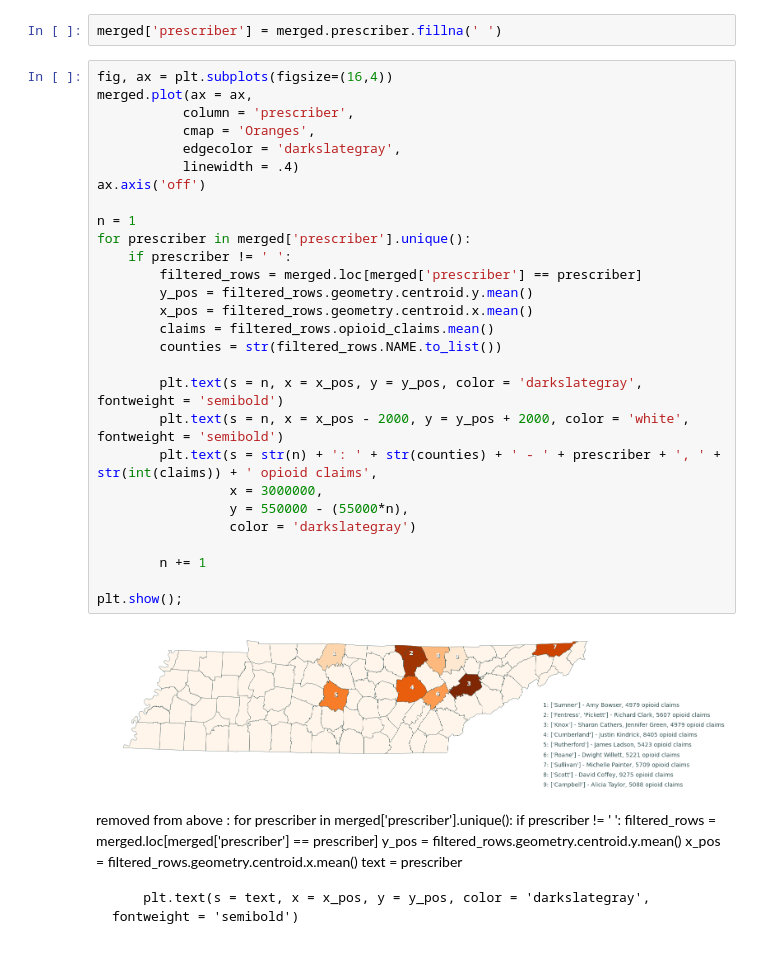
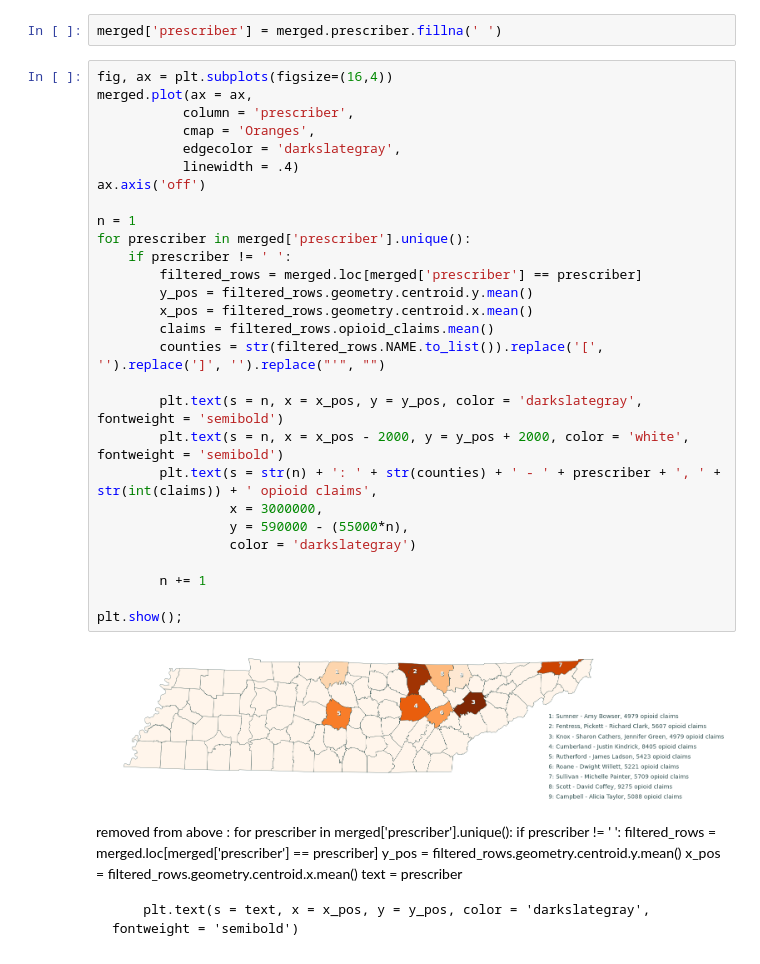
Before and after one commit to NSS-Full-Time-Data-Analytics-17/prescription-revisted-atlantis, a Jupyter notebook: rme work/geospatial_notebook_RME.ipynb, the cells around one changed output. Saved outputs shown, nothing was run; the diff lists cells and outputs as text.

Commit message:
fixed map legend

```diff
--- a/rme work/geospatial_notebook_RME.ipynb
+++ b/rme work/geospatial_notebook_RME.ipynb
@@ -65,33 +65,33 @@ merged['prescriber'] = merged.prescriber.fillna(' ')
 # %%
 fig, ax = plt.subplots(figsize=(16,4))
 merged.plot(ax = ax,
            column = 'prescriber',
            cmap = 'Oranges',
            edgecolor = 'darkslategray',
            linewidth = .4)
 ax.axis('off')
 
 n = 1
 for prescriber in merged['prescriber'].unique():
     if prescriber != ' ':
         filtered_rows = merged.loc[merged['prescriber'] == prescriber]
         y_pos = filtered_rows.geometry.centroid.y.mean()
         x_pos = filtered_rows.geometry.centroid.x.mean()
         claims = filtered_rows.opioid_claims.mean()
-        counties = str(filtered_rows.NAME.to_list())
+        counties = str(filtered_rows.NAME.to_list()).replace('[', '').replace(']', '').replace("'", "")
 
         plt.text(s = n, x = x_pos, y = y_pos, color = 'darkslategray', fontweight = 'semibold')
         plt.text(s = n, x = x_pos - 2000, y = y_pos + 2000, color = 'white', fontweight = 'semibold')
         plt.text(s = str(n) + ': ' + str(counties) + ' - ' + prescriber + ', ' + str(int(claims)) + ' opioid claims',
                  x = 3000000,
-                 y = 550000 - (55000*n),
+                 y = 590000 - (55000*n),
                  color = 'darkslategray')
 
         n += 1
 
 plt.show();
 # %% [output]
-[figure, old version]
+[figure, new version]
 # %% [markdown]
 removed from above :
 for prescriber in merged['prescriber'].unique():
```
Also changed, not shown: 1 other file.
